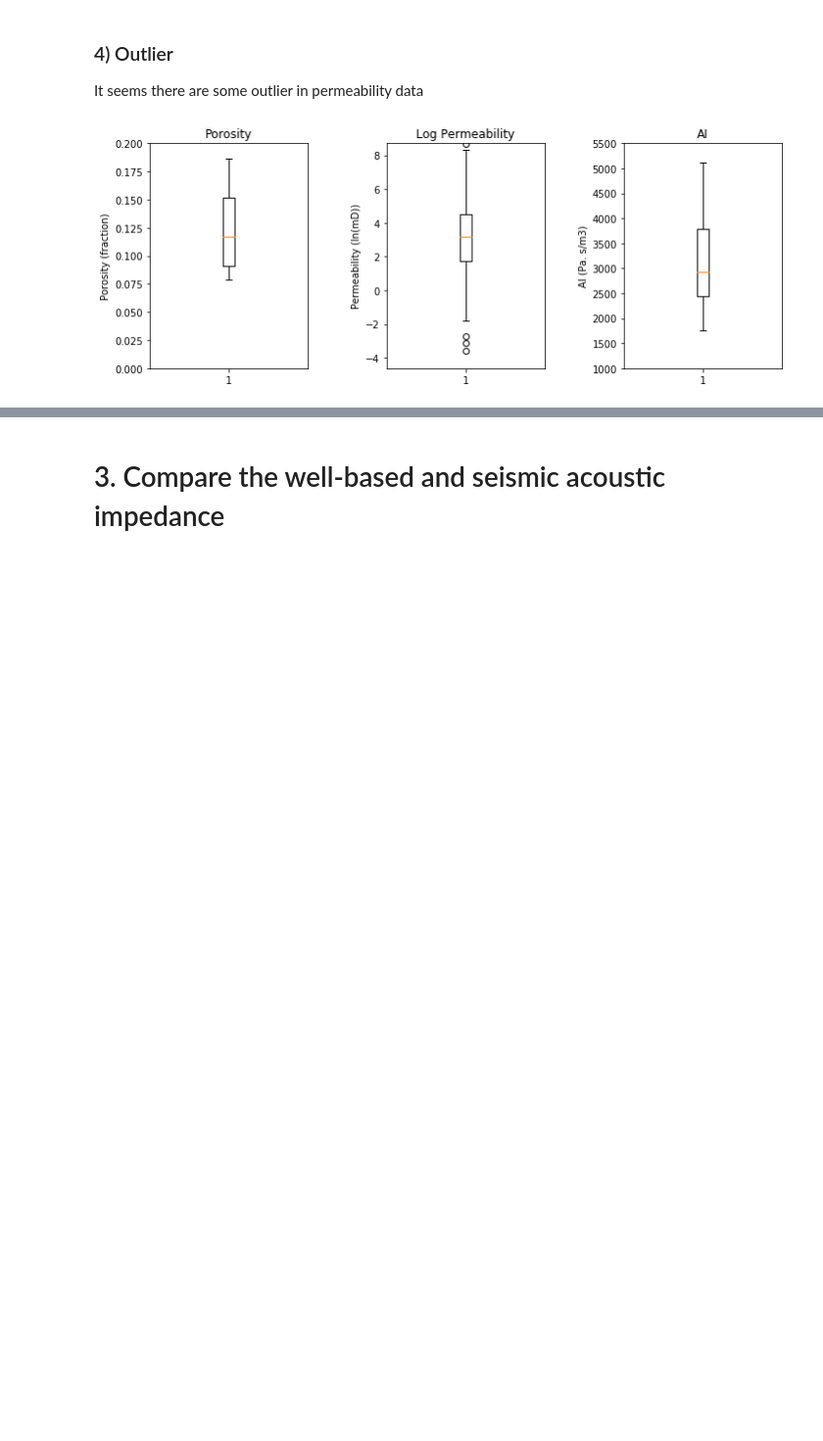
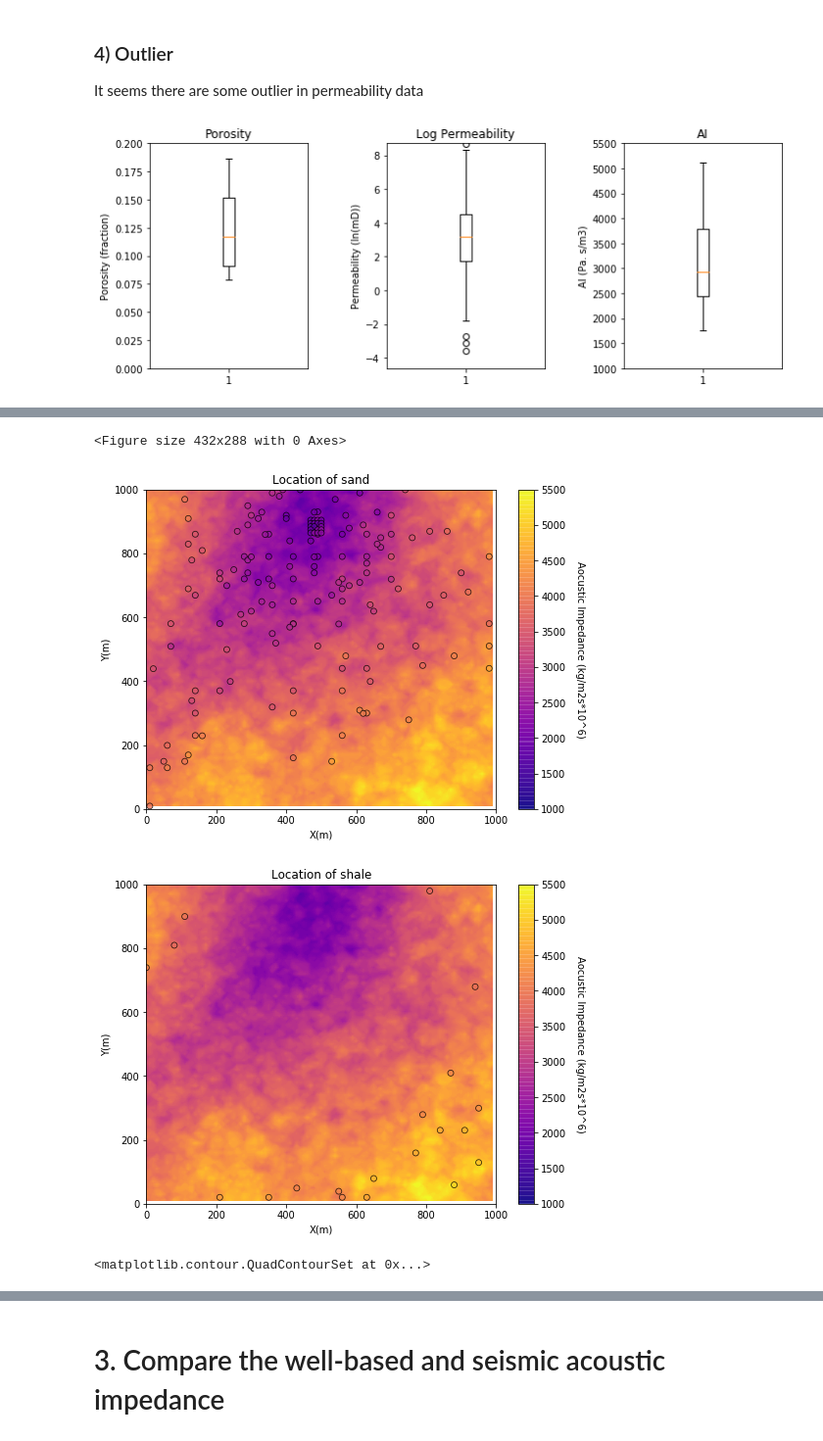
Before and after one commit to geomodeller/GS_1, a Jupyter notebook: Team_4_Project_1.ipynb, the cells around one changed output, grey strips where cells are left out. Shown at 98% size. Drawn from its saved outputs; the diff is of its cells as text; code cells hidden in the pictures; blank space fills up the shorter version.

```diff
--- a/Team_4_Project_1.ipynb
+++ b/Team_4_Project_1.ipynb
@@ -242,0 +374,11 @@ plt.savefig('BoxPlot.tif',dpi=600,bbox_inches="tight")
+# %%
+# Location Map
+plt.clf()
+
+GSLIB.locpix(AI_map,xmin,xmax,ymin,ymax,gcsize,AImin,AImax,df_sand,'X','Y','AI','Location of sand','X(m)','Y(m)','Aocustic Impedance (kg/m2s*10^6)',cmap,'pixelplot_Acoustic_Impedance')
+GSLIB.locpix(AI_map,xmin,xmax,ymin,ymax,gcsize,AImin,AImax,df_shale,'X','Y','AI','Location of shale','X(m)','Y(m)','Aocustic Impedance (kg/m2s*10^6)',cmap,'pixelplot_Acoustic_Impedance')
+# %% [output]
+<Figure size 432x288 with 0 Axes>
+[figure, added]
+[figure, added]
+<matplotlib.contour.QuadContourSet at 0x...>
```
Also changed, not shown: parts of 19 cells of this notebook.
